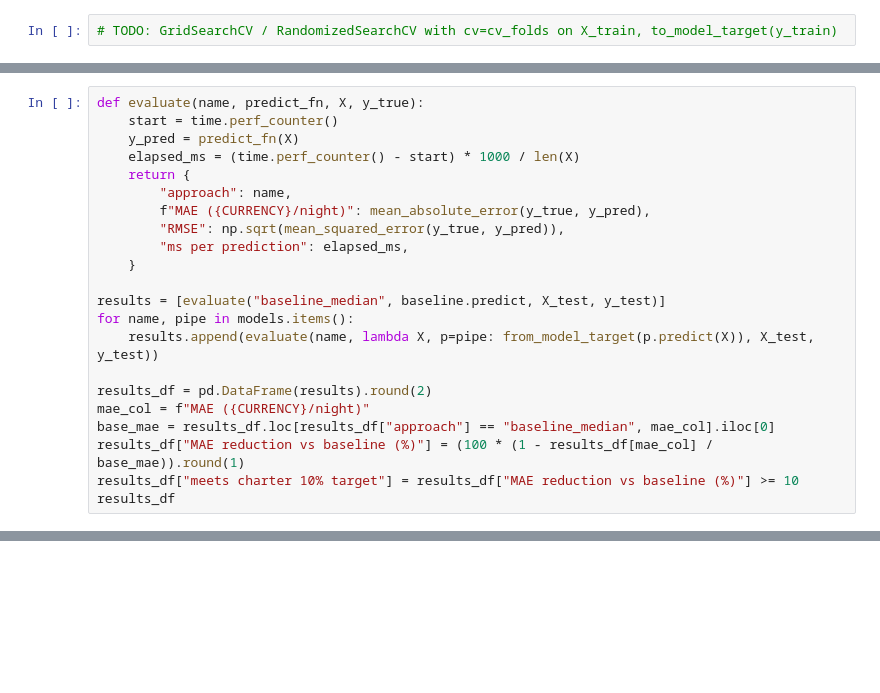
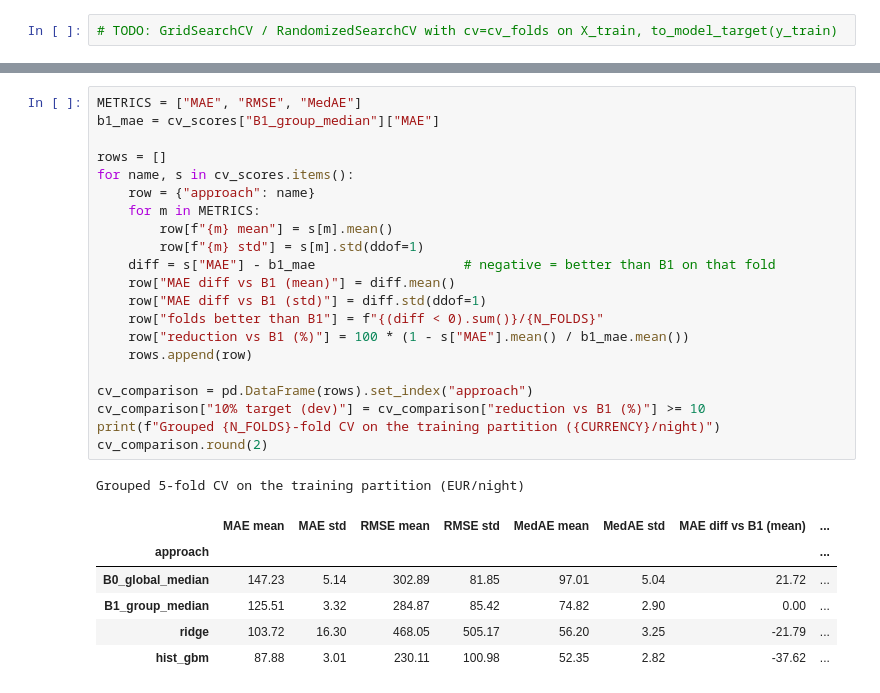
Before and after one commit to roness3yn/property-investment-intelligence-system, a Jupyter notebook: notebooks/03_modeling.ipynb, the cells around one changed output, grey strips where cells are left out. Drawn from its saved outputs; the diff is of its cells as text; blank space fills up the shorter version.

```diff
--- a/notebooks/03_modeling.ipynb
+++ b/notebooks/03_modeling.ipynb
@@ -488,22 +660,0 @@ Headline metrics only, in the selected city's currency per night (not log space)
-# %%
-def evaluate(name, predict_fn, X, y_true):
-    start = time.perf_counter()
-    y_pred = predict_fn(X)
-    elapsed_ms = (time.perf_counter() - start) * 1000 / len(X)
-    return {
-        "approach": name,
-        f"MAE ({CURRENCY}/night)": mean_absolute_error(y_true, y_pred),
-        "RMSE": np.sqrt(mean_squared_error(y_true, y_pred)),
-        "ms per prediction": elapsed_ms,
-    }
-
-results = [evaluate("baseline_median", baseline.predict, X_test, y_test)]
-for name, pipe in models.items():
-    results.append(evaluate(name, lambda X, p=pipe: from_model_target(p.predict(X)), X_test, y_test))
-
-results_df = pd.DataFrame(results).round(2)
-mae_col = f"MAE ({CURRENCY}/night)"
-base_mae = results_df.loc[results_df["approach"] == "baseline_median", mae_col].iloc[0]
-results_df["MAE reduction vs baseline (%)"] = (100 * (1 - results_df[mae_col] / base_mae)).round(1)
-results_df["meets charter 10% target"] = results_df["MAE reduction vs baseline (%)"] >= 10
-results_df
@@ -579,0 +669,29 @@ print(f"saved {artifact_path.name}, metadata and {len(predictions):,} test predi
+# %%
+METRICS = ["MAE", "RMSE", "MedAE"]
+b1_mae = cv_scores["B1_group_median"]["MAE"]
+
+rows = []
+for name, s in cv_scores.items():
+    row = {"approach": name}
+    for m in METRICS:
+        row[f"{m} mean"] = s[m].mean()
+        row[f"{m} std"] = s[m].std(ddof=1)
+    diff = s["MAE"] - b1_mae                   # negative = better than B1 on that fold
+    row["MAE diff vs B1 (mean)"] = diff.mean()
+    row["MAE diff vs B1 (std)"] = diff.std(ddof=1)
+    row["folds better than B1"] = f"{(diff < 0).sum()}/{N_FOLDS}"
+    row["reduction vs B1 (%)"] = 100 * (1 - s["MAE"].mean() / b1_mae.mean())
+    rows.append(row)
+
+cv_comparison = pd.DataFrame(rows).set_index("approach")
+cv_comparison["10% target (dev)"] = cv_comparison["reduction vs B1 (%)"] >= 10
+print(f"Grouped {N_FOLDS}-fold CV on the training partition ({CURRENCY}/night)")
+cv_comparison.round(2)
+# %% [output]
+Grouped 5-fold CV on the training partition (EUR/night)
+|  | MAE mean | MAE std | RMSE mean | RMSE std | MedAE mean | MedAE std | MAE diff vs B1 (mean) | ... |
+| approach |  |  |  |  |  |  |  | ... |
+| B0_global_median | 147.23 | 5.14 | 302.89 | 81.85 | 97.01 | 5.04 | 21.72 | ... |
+| B1_group_median | 125.51 | 3.32 | 284.87 | 85.42 | 74.82 | 2.90 | 0.00 | ... |
+| ridge | 103.72 | 16.30 | 468.05 | 505.17 | 56.20 | 3.25 | -21.79 | ... |
+| hist_gbm | 87.88 | 3.01 | 230.11 | 100.98 | 52.35 | 2.82 | -37.62 | ... |
```
Also changed, not shown: parts of 40 cells of this notebook, 5 other files.
